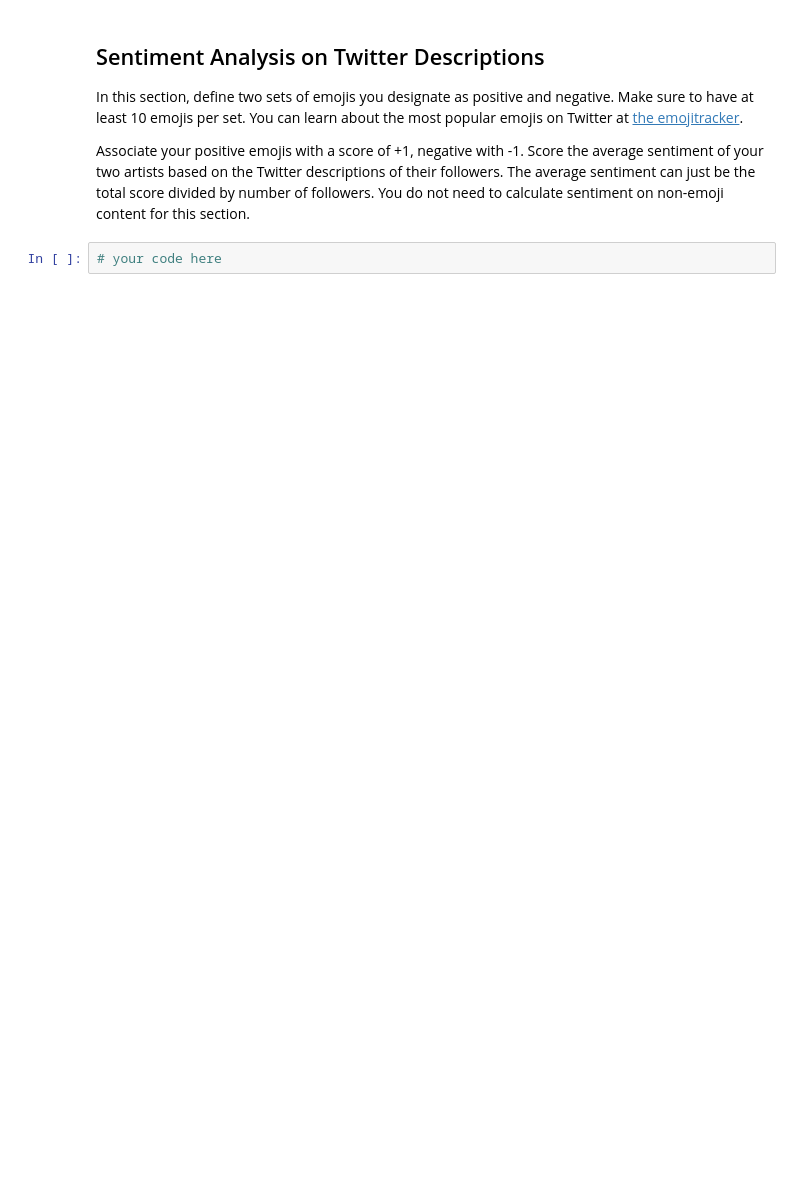
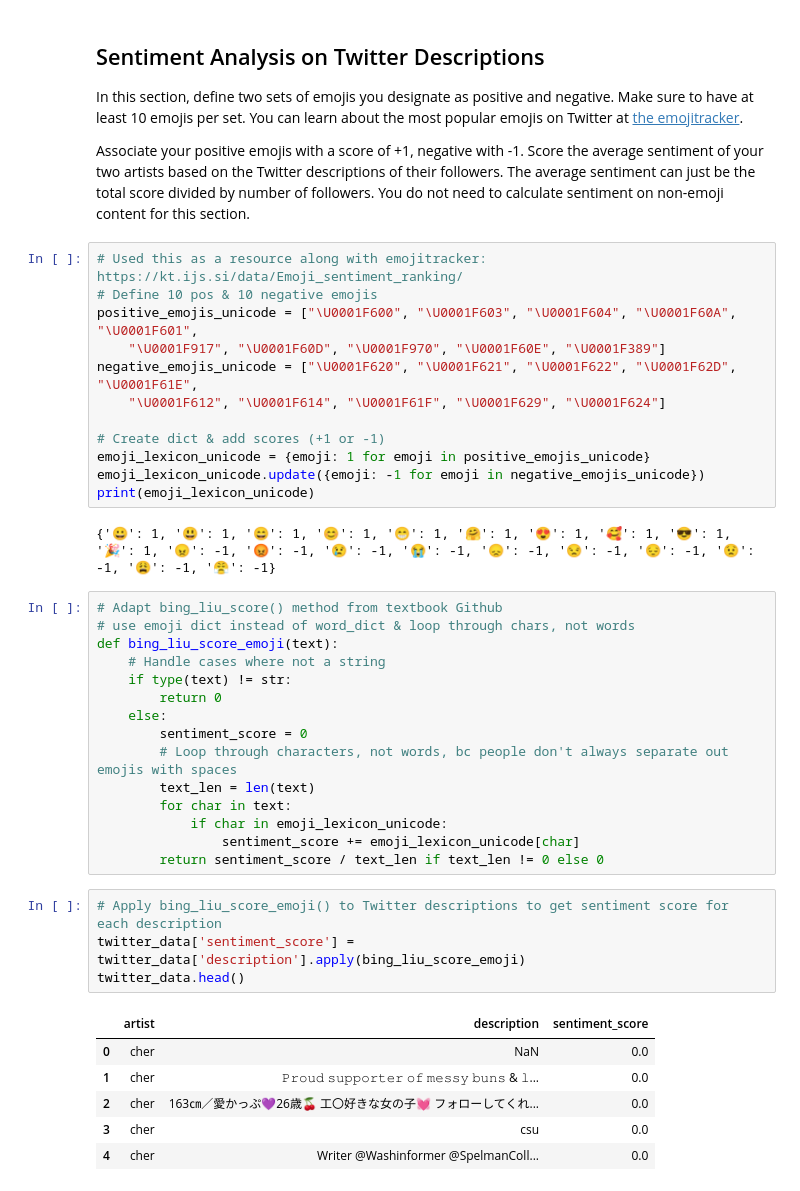
Before and after one commit to shailja-somani-0/ADS509-sentiment-analysis, a Jupyter notebook: Sentiment Assignment.ipynb, the cells around one changed output. Cells and saved outputs as stored; diff of their text form; blank space fills up the shorter version.

Commit message:
twitter emojis sentiment analysis code

```diff
--- a/Sentiment Assignment.ipynb
+++ b/Sentiment Assignment.ipynb
@@ -299,4 +299,42 @@ In this section, define two sets of emojis you designate as positive and negativ
 
 Associate your positive emojis with a score of +1, negative with -1. Score the average sentiment of your two artists based on the Twitter descriptions of their followers. The average sentiment can just be the total score divided by number of followers. You do not need to calculate sentiment on non-emoji content for this section.
 # %%
-# your code here
+# Used this as a resource along with emojitracker: https://kt.ijs.si/data/Emoji_sentiment_ranking/
+# Define 10 pos & 10 negative emojis
+positive_emojis_unicode = ["\U0001F600", "\U0001F603", "\U0001F604", "\U0001F60A", "\U0001F601",
+    "\U0001F917", "\U0001F60D", "\U0001F970", "\U0001F60E", "\U0001F389"]
+negative_emojis_unicode = ["\U0001F620", "\U0001F621", "\U0001F622", "\U0001F62D", "\U0001F61E",
+    "\U0001F612", "\U0001F614", "\U0001F61F", "\U0001F629", "\U0001F624"]
+
+# Create dict & add scores (+1 or -1)
+emoji_lexicon_unicode = {emoji: 1 for emoji in positive_emojis_unicode}
+emoji_lexicon_unicode.update({emoji: -1 for emoji in negative_emojis_unicode})
+print(emoji_lexicon_unicode)
+# %% [output]
+{'😀': 1, '😃': 1, '😄': 1, '😊': 1, '😁': 1, '🤗': 1, '😍': 1, '🥰': 1, '😎': 1, '🎉': 1, '😠': -1, '😡': -1, '😢': -1, '😭': -1, '😞': -1, '😒': -1, '😔': -1, '😟': -1, '😩': -1, '😤': -1}
+# %%
+# Adapt bing_liu_score() method from textbook Github
+# use emoji dict instead of word_dict & loop through chars, not words
+def bing_liu_score_emoji(text):
+    # Handle cases where not a string
+    if type(text) != str:
+        return 0
+    else:
+        sentiment_score = 0
+        # Loop through characters, not words, bc people don't always separate out emojis with spaces
+        text_len = len(text)
+        for char in text:
+            if char in emoji_lexicon_unicode:
+                sentiment_score += emoji_lexicon_unicode[char]
+        return sentiment_score / text_len if text_len != 0 else 0
+# %%
+# Apply bing_liu_score_emoji() to Twitter descriptions to get sentiment score for each description
+twitter_data['sentiment_score'] = twitter_data['description'].apply(bing_liu_score_emoji)
+twitter_data.head()
+# %% [output]
+|  | artist | description | sentiment_score |
+| 0 | cher | NaN | 0.0 |
+| 1 | cher | 𝙿𝚛𝚘𝚞𝚍 𝚜𝚞𝚙𝚙𝚘𝚛𝚝𝚎𝚛 𝚘𝚏 𝚖𝚎𝚜𝚜𝚢 𝚋𝚞𝚗𝚜 & 𝚕... | 0.0 |
+| 2 | cher | 163㎝／愛かっぷ💜26歳🍒 工〇好きな女の子💓 フォローしてくれ... | 0.0 |
+| 3 | cher | csu | 0.0 |
+| 4 | cher | Writer @Washinformer @SpelmanColl... | 0.0 |
```
Also changed, not shown: parts of 36 cells of this notebook.
